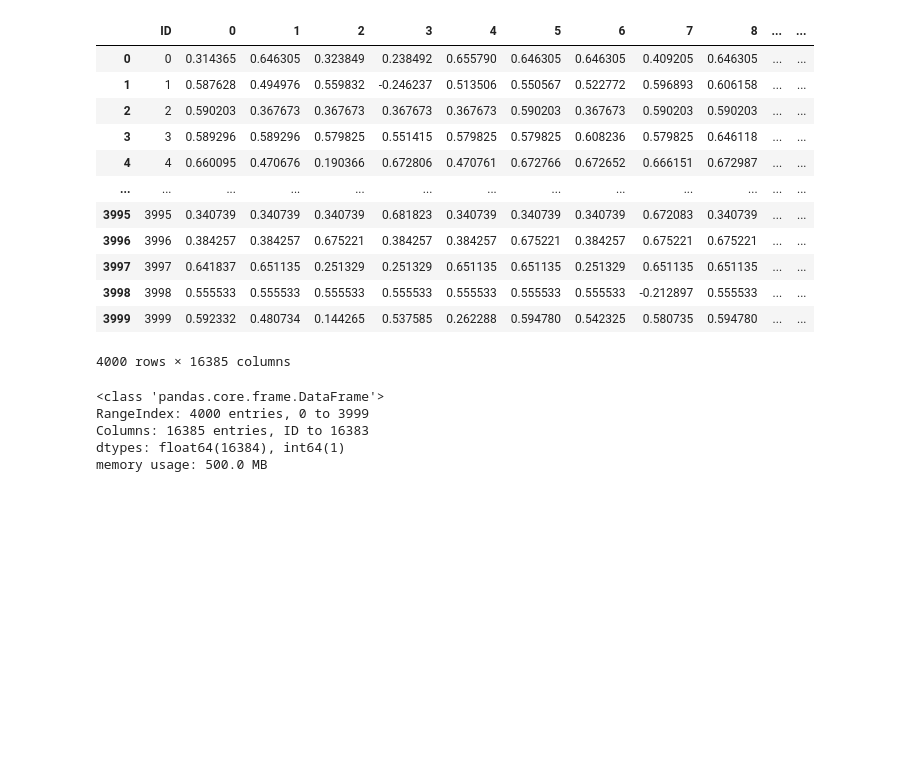
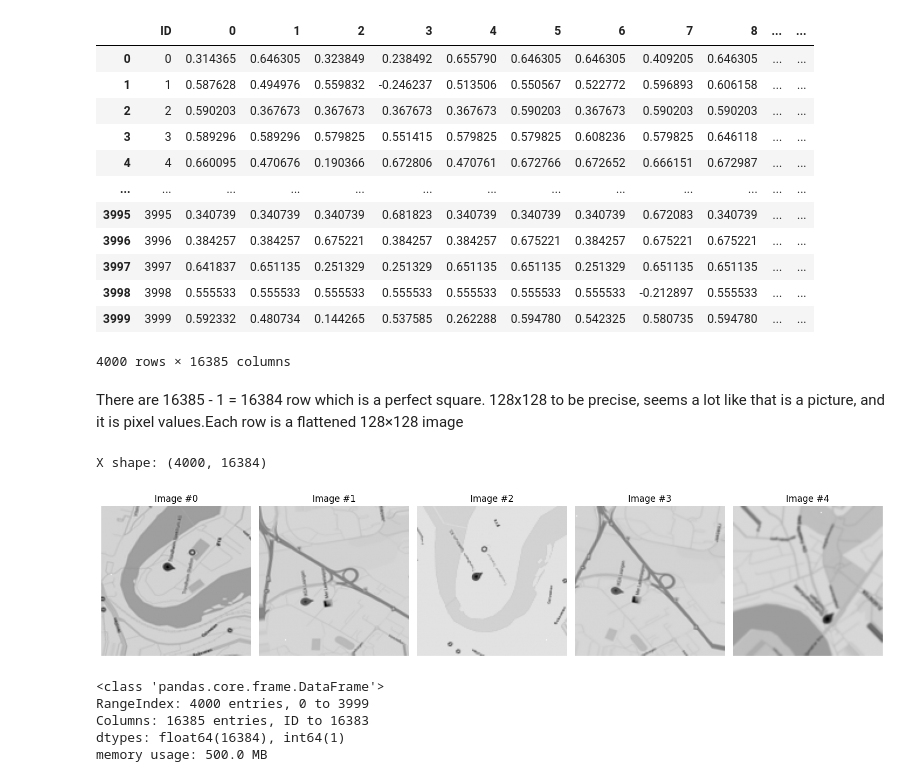
Before and after one commit to smokingkrillz/TDT4172-Introduction-to-Machine-Learning, a Jupyter notebook: Assignment2/Chapter_2.ipynb, the cells around one changed output. Drawn from its saved outputs; the diff is of its cells as text; code cells hidden in the pictures; blank space fills up the shorter version.

```diff
--- a/Assignment2/Chapter_2.ipynb
+++ b/Assignment2/Chapter_2.ipynb
@@ -99,7 +99,7 @@ plt.show()
 # %%
 class NeuralNet(nn.Module):
     """
-    Simple feedforward neural network with configurable input size.
+    Simple feedataorward neural network with configurable input size.
     """
 
     def __init__(self, input_size=2):
@@ -277,12 +277,13 @@ class NeuralNet(nn.Module):
         plt.show()
 # %%
 # Use entire train set
-X_train_df, y_train = train[["x0", "x1"]], train["y"]
-X_test_df, y_test = test[["x0", "x1"]], test["y"]
+X_train_data, y_train = train[['x0','x1']], train['y']
+X_test_data,  y_test  = test[['x0','x1']],  test['y']
 
 # Convert to numpy arrays
-x_train = X_train_df.to_numpy()
-x_test = X_test_df.to_numpy()
+x_train = X_train_data.to_numpy()
+x_test  = X_test_data.to_numpy()
+
 
 # Create a neural network instance for scaling
 model_for_scaling = NeuralNet(input_size=2)
@@ -766,6 +767,40 @@ data
 | 3998 | 3998 | 0.555533 | 0.555533 | 0.555533 | 0.555533 | 0.555533 | 0.555533 | 0.555533 | -0.212897 | 0.555533 | ... | ... |
 | 3999 | 3999 | 0.592332 | 0.480734 | 0.144265 | 0.537585 | 0.262288 | 0.594780 | 0.542325 | 0.580735 | 0.594780 | ... | ... |
 4000 rows × 16385 columns
+# %%
+data_new = pd.read_csv('unsupervised_data.csv')
+
+# Extracting original column names and sorting them based on the numeric value after 'col_'
+original_columns = data_new.columns
+# %% [markdown]
+There are 16385 - 1 = 16384 row which is a perfect square. 128x128 to be precise, seems a lot like that is a picture, and it is pixel values.Each row is a flattened 128×128 image
+# %%
+sorted_columns = sorted(original_columns, key=lambda x: int(x.split('_')[1]))
+
+# Reorder the dataframe using the sorted columns
+data_sorted = data_new[sorted_columns]
+X = data_sorted.values
+
+print("X shape:", X.shape)  # (4000, 16384)
+
+image_data = X.reshape(-1, 128, 128)
+
+# Show first few images (you can change the starting index)
+start_index = 0   # e.g. skip first 10 images
+num_images = 5
+
+fig, axes = plt.subplots(1, num_images, figsize=(15, 5))
+
+for i in range(num_images):
+    if start_index + i < image_data.shape[0]:
+        axes[i].imshow(image_data[start_index + i], cmap='gray')
+        axes[i].axis('off')
+        axes[i].set_title(f"Image #{start_index + i}")
+plt.tight_layout()
+plt.show()
+# %% [output]
+X shape: (4000, 16384)
+[figure, added]
 # %%
 # The dataset is heavy. Applying clustering directly on the dataset is likely not feasible.
 data.info(0)
```
Also changed, not shown: parts of 2 cells of this notebook.
